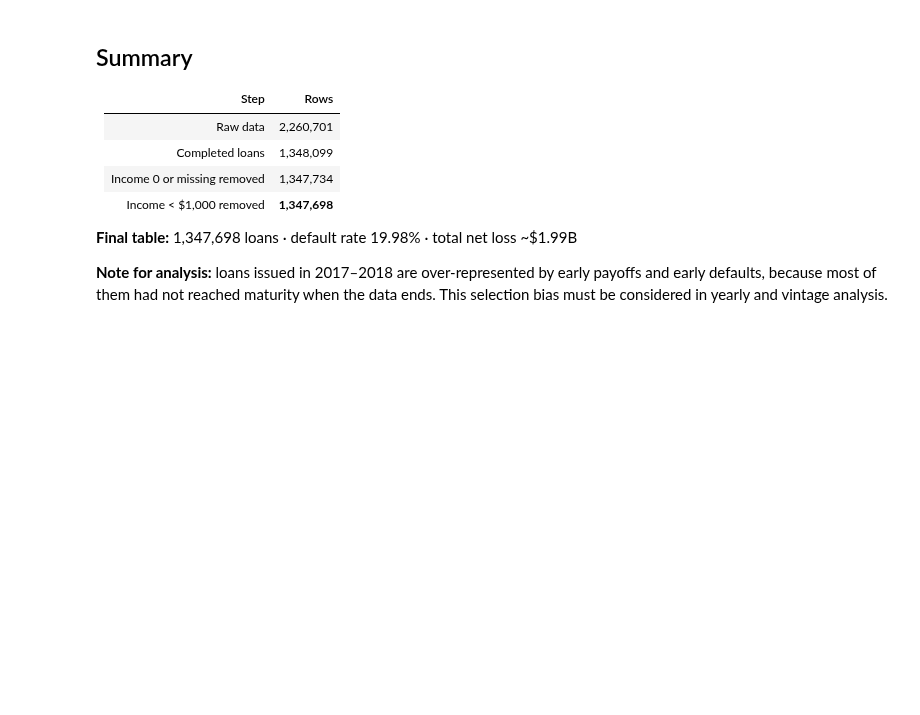
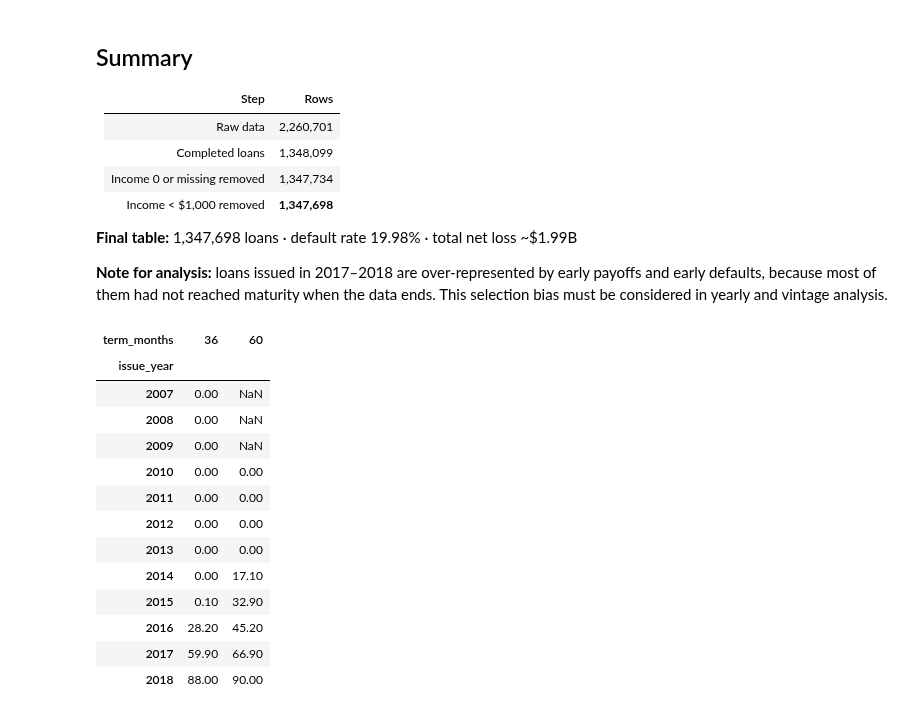
Before and after one commit to CavitDursun07/lending_club_credit_risk, a Jupyter notebook: notebook/01_data_cleaning.ipynb, the cells around one changed output. Drawn from its saved outputs; the diff is of its cells as text; code cells hidden in the pictures; blank space fills up the shorter version.

```diff
--- a/notebook/01_data_cleaning.ipynb
+++ b/notebook/01_data_cleaning.ipynb
@@ -708,3 +708,31 @@ Default rate in pandas: 19.98%
 **Final table:** 1,347,698 loans · default rate 19.98% · total net loss ~$1.99B
 
 **Note for analysis:** loans issued in 2017–2018 are over-represented by early payoffs and early defaults, because most of them had not reached maturity when the data ends. This selection bias must be considered in yearly and vintage analysis.
+# %%
+raw_status = pd.read_csv(ACCEPTED_FILE, usecols=["issue_d", "term", "loan_status"])
+raw_status = raw_status.dropna(subset=["issue_d"])
+
+raw_status["issue_year"] = pd.to_datetime(raw_status["issue_d"], format="%b-%Y").dt.year
+raw_status["term_months"] = raw_status["term"].str.extract(r"(\d+)", expand=False).astype(int)
+raw_status["is_open"] = ~raw_status["loan_status"].isin(STATUS_TO_DEFAULT.keys())
+
+open_share = (
+    raw_status.pivot_table(index="issue_year", columns="term_months", values="is_open", aggfunc="mean")
+    * 100
+).round(1)
+open_share
+# %% [output]
+| term_months | 36 | 60 |
+| issue_year |  |  |
+| 2007 | 0.00 | NaN |
+| 2008 | 0.00 | NaN |
+| 2009 | 0.00 | NaN |
+| 2010 | 0.00 | 0.00 |
+| 2011 | 0.00 | 0.00 |
+| 2012 | 0.00 | 0.00 |
+| 2013 | 0.00 | 0.00 |
+| 2014 | 0.00 | 17.10 |
+| 2015 | 0.10 | 32.90 |
+| 2016 | 28.20 | 45.20 |
+| 2017 | 59.90 | 66.90 |
+| 2018 | 88.00 | 90.00 |
```
Also changed, not shown: parts of 1 cell of this notebook, 3 other files.
